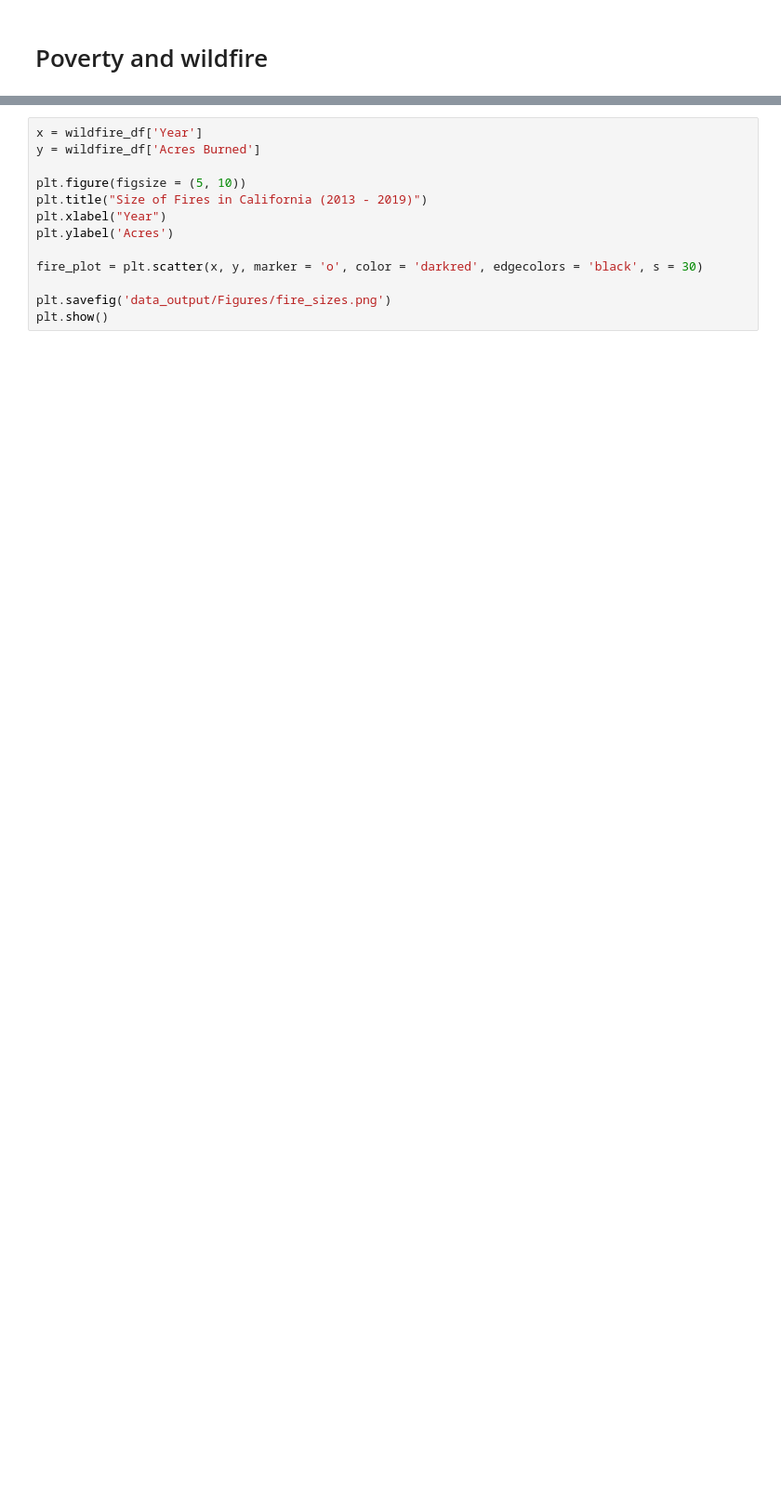
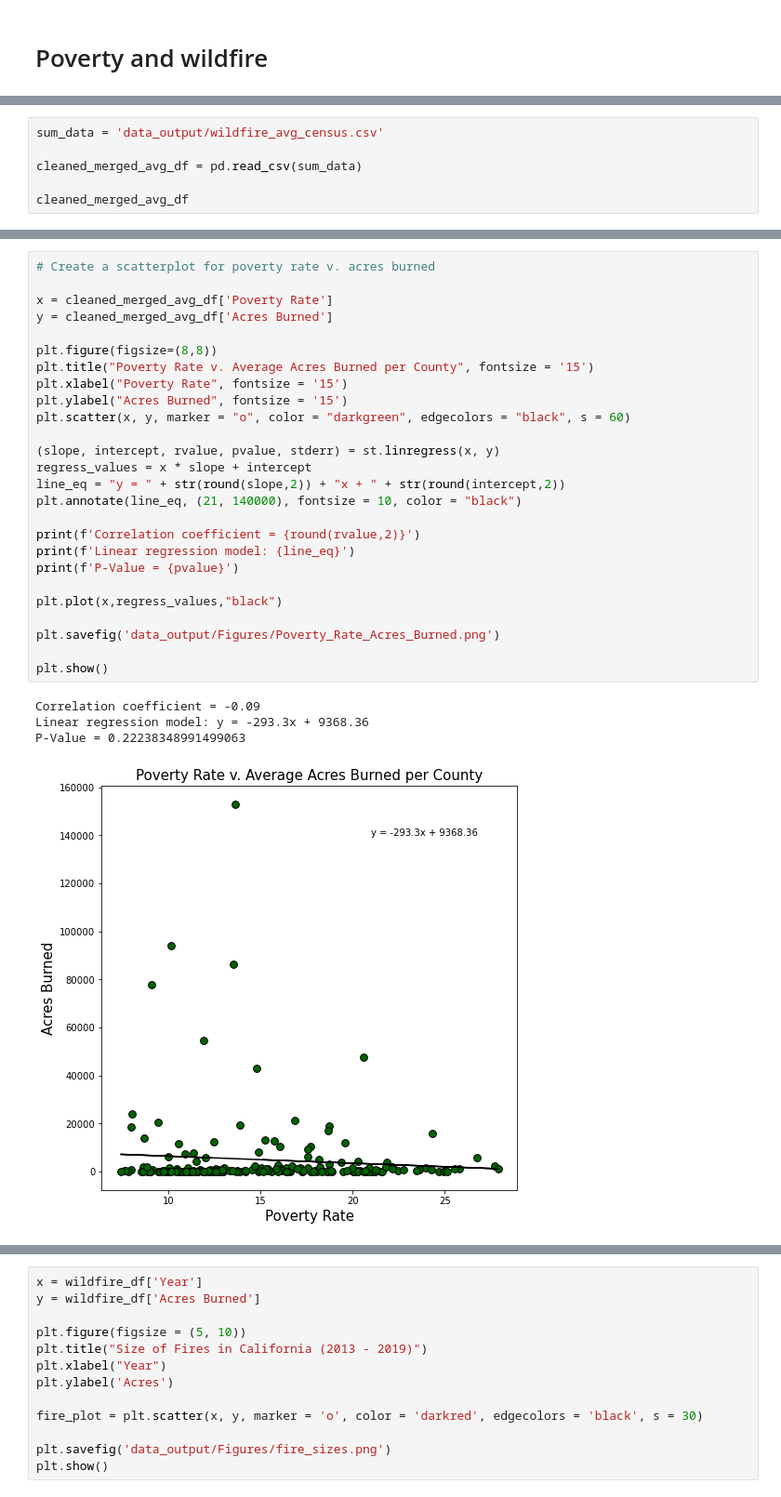
Before and after one commit to KeSavanh/Project_1, a Jupyter notebook: Main/Analysis.ipynb, the cells around one changed output, grey strips where cells are left out. Shown at 93% size. Saved outputs shown, nothing was run; the diff lists cells and outputs as text; blank space fills up the shorter version.

```diff
--- a/Main/Analysis.ipynb
+++ b/Main/Analysis.ipynb
@@ -204,0 +229,6 @@ wildfire_df = pd.read_csv('data_output/wildfire.csv')
+# %%
+sum_data = 'data_output/wildfire_avg_census.csv'
+
+cleaned_merged_avg_df = pd.read_csv(sum_data)
+
+cleaned_merged_avg_df
@@ -204,0 +311,31 @@ wildfire_df = pd.read_csv('data_output/wildfire.csv')
+# %%
+# Create a scatterplot for poverty rate v. acres burned
+
+x = cleaned_merged_avg_df['Poverty Rate']
+y = cleaned_merged_avg_df['Acres Burned']
+
+plt.figure(figsize=(8,8))
+plt.title("Poverty Rate v. Average Acres Burned per County", fontsize = '15')
+plt.xlabel("Poverty Rate", fontsize = '15')
+plt.ylabel("Acres Burned", fontsize = '15')
+plt.scatter(x, y, marker = "o", color = "darkgreen", edgecolors = "black", s = 60)
+
+(slope, intercept, rvalue, pvalue, stderr) = st.linregress(x, y)
+regress_values = x * slope + intercept
+line_eq = "y = " + str(round(slope,2)) + "x + " + str(round(intercept,2))
+plt.annotate(line_eq, (21, 140000), fontsize = 10, color = "black")
+
+print(f'Correlation coefficient = {round(rvalue,2)}')
+print(f'Linear regression model: {line_eq}')
+print(f'P-Value = {pvalue}')
+
+plt.plot(x,regress_values,"black")
+
+plt.savefig('data_output/Figures/Poverty_Rate_Acres_Burned.png')
+
+plt.show()
+# %% [output]
+Correlation coefficient = -0.09
+Linear regression model: y = -293.3x + 9368.36
+P-Value = 0.22238348991499063
+[figure, added]
```
Also changed, not shown: parts of 12 cells of this notebook.
